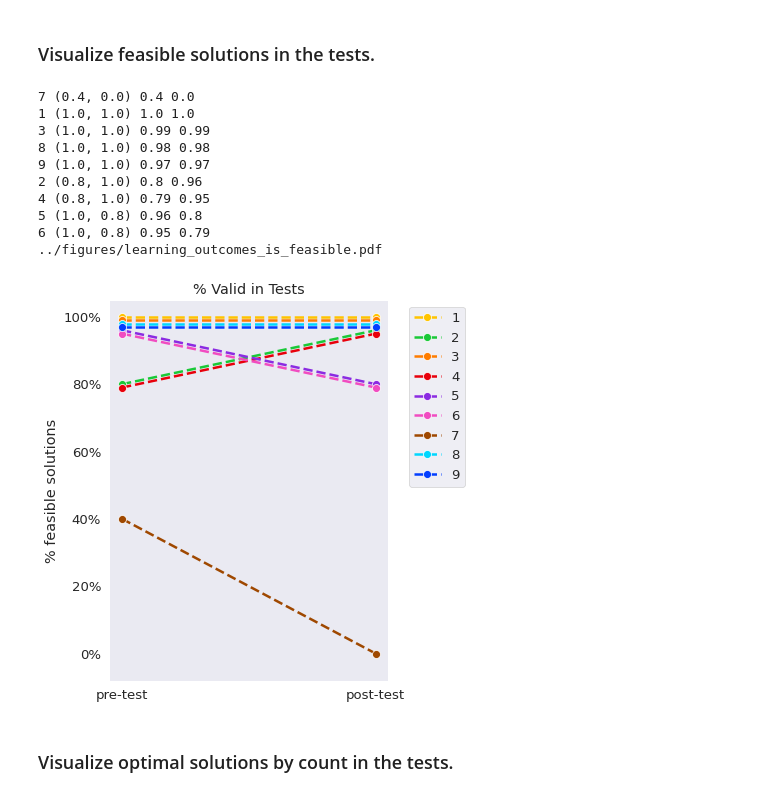
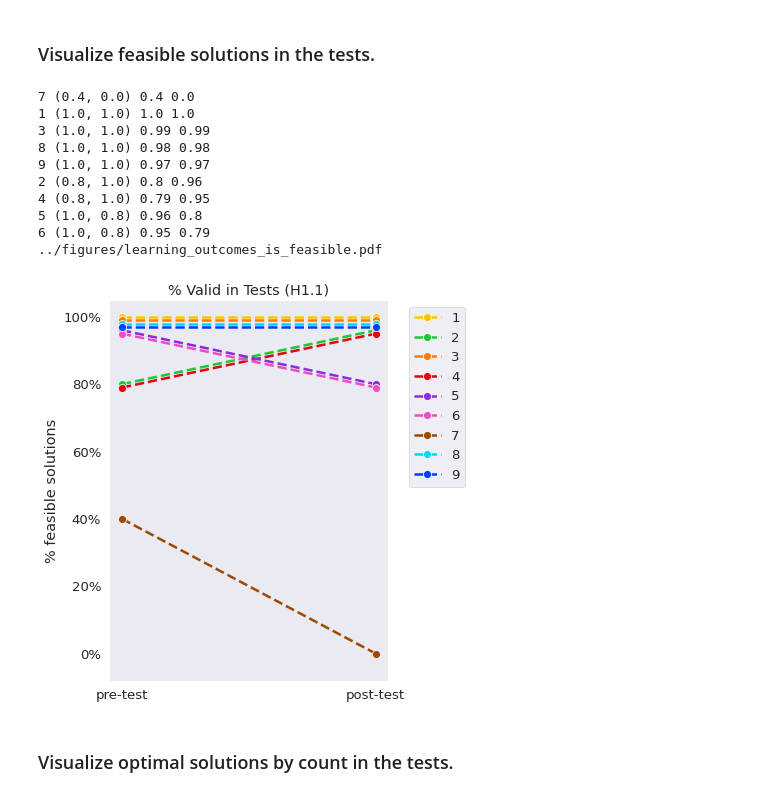
Before and after one commit to utku-norman/justhink-preexp-analysis, a Jupyter notebook: analysis/tools/3_RQ1_measure_learning_outcomes.ipynb, the cells around one changed output. Drawn from its saved outputs; the diff is of its cells as text; code cells hidden in the pictures.

```diff
--- a/analysis/tools/3_RQ1_measure_learning_outcomes.ipynb
+++ b/analysis/tools/3_RQ1_measure_learning_outcomes.ipynb
@@ -282,34 +282,34 @@ test_xvalues = ['pre-test', 'post-test']
 # %%
 def plot_feasible(learning_df, ax=None, save=True, verbose=False):
     # Order participants to have aligned offsets of repeating values.
     participants = [7, 1, 3, 8, 9, 2, 4, 5, 6]
 
     # Define function to retrieve and plot the feasible scores.
     def get_values_from_row(row):
         return (row.pretest_feasible, row.posttest_feasible)
 
     # Plot the changes from pre-test to post-test.
     export_file = figs_dir.joinpath('learning_outcomes_is_feasible.pdf')
     plot_comparison(
         learning_df, participants=participants, xvalues=test_xvalues,
-        ylabel='% feasible solutions', title='% Valid in Tests',
+        ylabel='% feasible solutions', title='% Valid in Tests (H1.1)',
         export_file=export_file,  getter=get_values_from_row,
         ax=ax, save=save, verbose=verbose)
 
 
 plot_feasible(learning_df, verbose=True)
 # %% [output]
 7 (0.4, 0.0) 0.4 0.0
 1 (1.0, 1.0) 1.0 1.0
 3 (1.0, 1.0) 0.99 0.99
 8 (1.0, 1.0) 0.98 0.98
 9 (1.0, 1.0) 0.97 0.97
 2 (0.8, 1.0) 0.8 0.96
 4 (0.8, 1.0) 0.79 0.95
 5 (1.0, 0.8) 0.96 0.8
 6 (1.0, 0.8) 0.95 0.79
 ../figures/learning_outcomes_is_feasible.pdf
-[figure, old version]
+[figure, new version]
 # %% [markdown]
 ### Visualize optimal solutions by count in the tests.
 # %%
```
Also changed, not shown: parts of 4 cells of this notebook, 14 other files.
